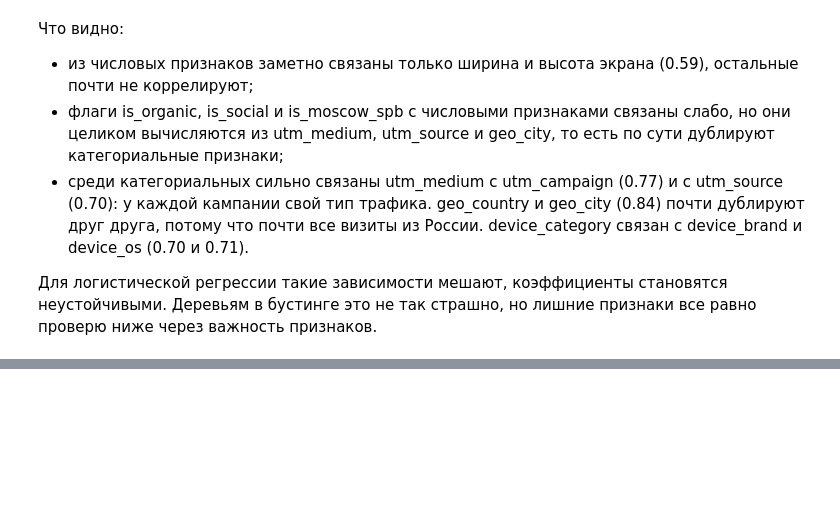
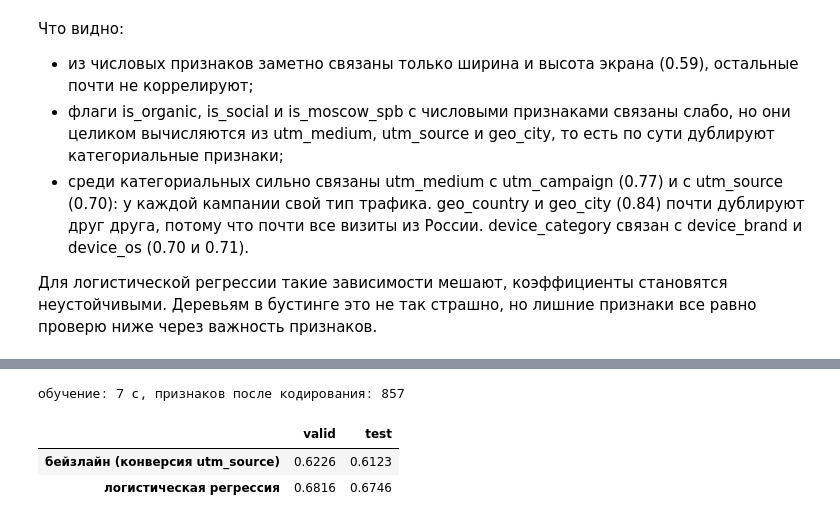
Before and after one commit to Alikonchik-Kaedahara/sber_auto_subscription, a Jupyter notebook: 02_model.ipynb, the cells around one changed output, grey strips where cells are left out. Cells and saved outputs as stored; diff of their text form; code cells hidden in the pictures; blank space fills up the shorter version.

```diff
--- a/02_model.ipynb
+++ b/02_model.ipynb
@@ -166,0 +196,14 @@ plt.show()
+# %%
+results = {}
+
+source_cr = pd.Series(y_train).groupby(X_train['utm_source'].values).mean()
+
+
+def baseline_proba(X_):
+    return X_['utm_source'].map(source_cr).fillna(y_train.mean()).values
+
+
+results['бейзлайн (конверсия utm_source)'] = {
+    'valid': roc_auc_score(y_valid, baseline_proba(X_valid)),
+    'test': roc_auc_score(y_test, baseline_proba(X_test))}
+results
@@ -166,0 +217,22 @@ plt.show()
+# %%
+logreg = Pipeline([
+    ('prep', ColumnTransformer([
+        ('cat', OneHotEncoder(min_frequency=100, handle_unknown='infrequent_if_exist'), CAT_FEATURES),
+        ('num', Pipeline([('imputer', SimpleImputer(strategy='median')), ('scaler', StandardScaler())]), NUM_FEATURES),
+    ])),
+    ('model', LogisticRegression(max_iter=1000)),
+])
+
+start = time.time()
+logreg.fit(X_train, y_train)
+print(f'обучение: {time.time() - start:.0f} с, признаков после кодирования: {logreg[0].transform(X_train[:5]).shape[1]}')
+
+results['логистическая регрессия'] = {
+    'valid': roc_auc_score(y_valid, logreg.predict_proba(X_valid)[:, 1]),
+    'test': roc_auc_score(y_test, logreg.predict_proba(X_test)[:, 1])}
+pd.DataFrame(results).T.round(4)
+# %% [output]
+обучение: 7 с, признаков после кодирования: 857
+|  | valid | test |
+| бейзлайн (конверсия utm_source) | 0.6226 | 0.6123 |
+| логистическая регрессия | 0.6816 | 0.6746 |
```
Also changed, not shown: parts of 5 cells of this notebook.
